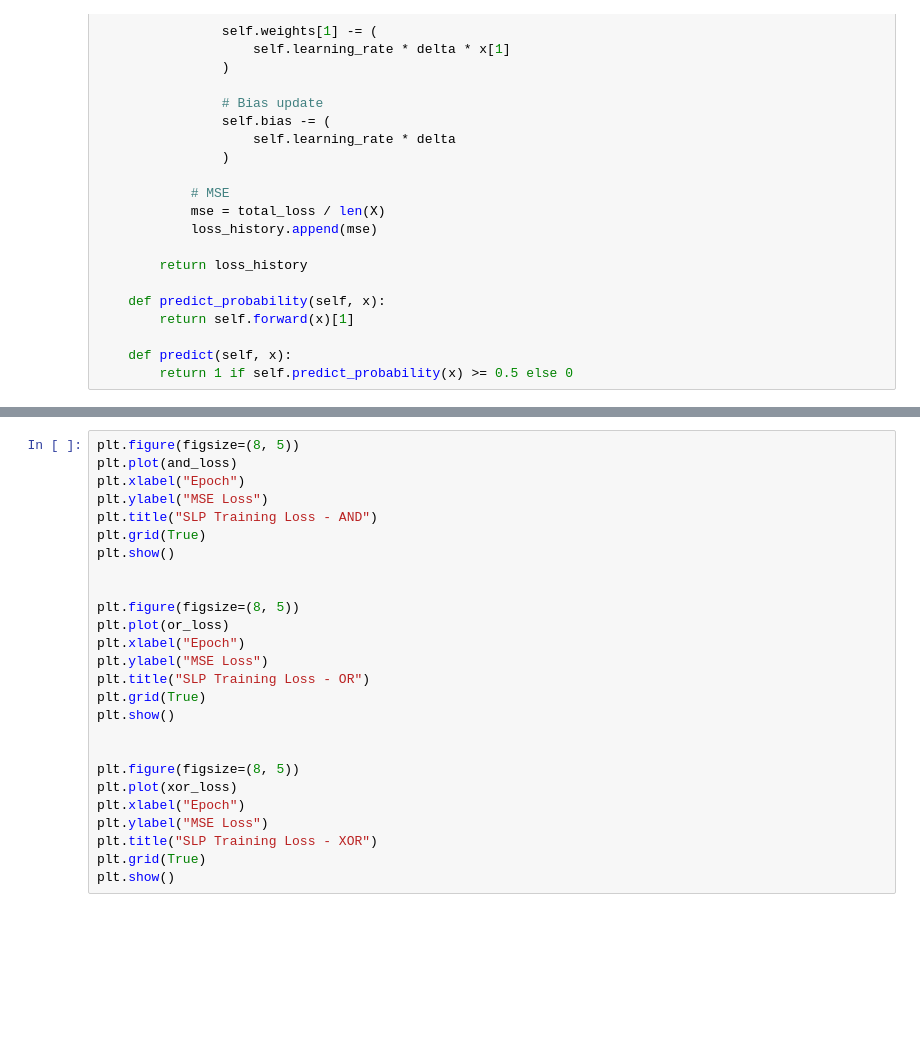
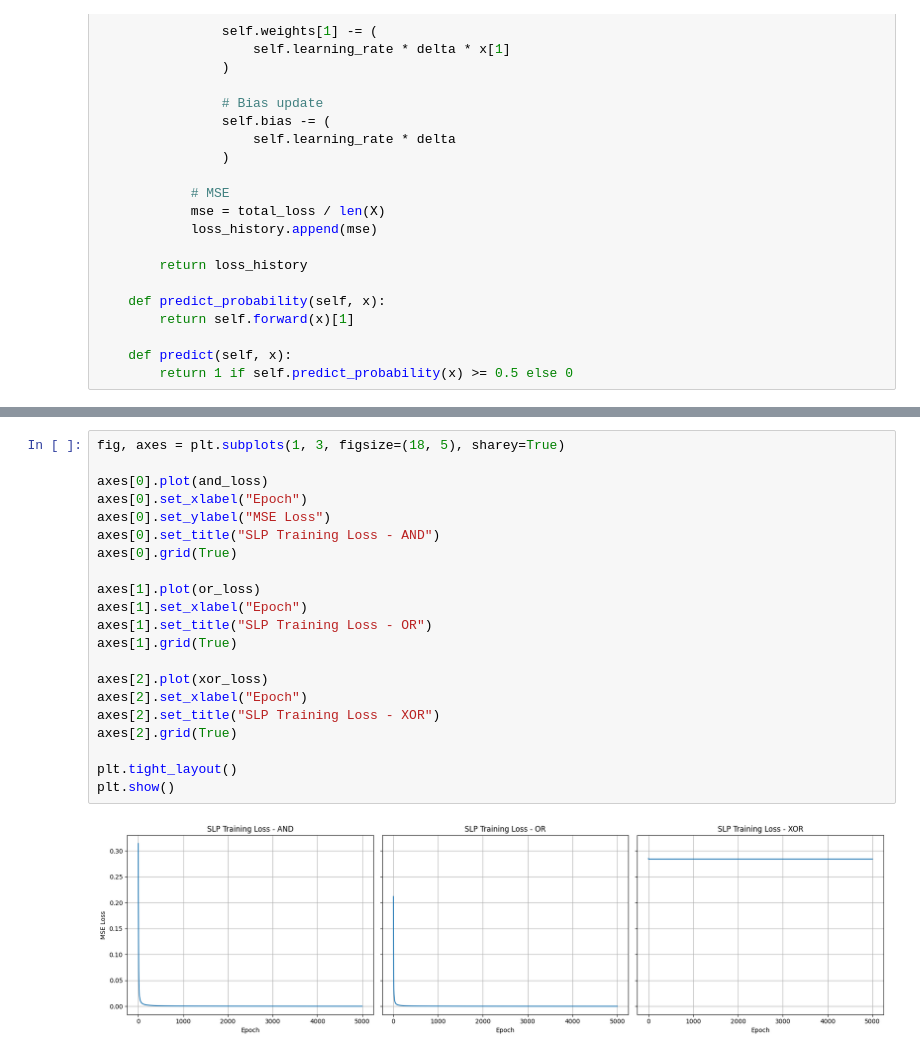
Before and after one commit to shethhetvi/Deep-Learning, a Jupyter notebook: LAB_7/PurePythonSLP.ipynb, the cells around one changed output, grey strips where cells are left out. Saved outputs shown, nothing was run; the diff lists cells and outputs as text; blank space fills up the shorter version.

```diff
--- a/LAB_7/PurePythonSLP.ipynb
+++ b/LAB_7/PurePythonSLP.ipynb
@@ -168,26 +164,23 @@ for x in X:
 # %%
-plt.figure(figsize=(8, 5))
-plt.plot(and_loss)
-plt.xlabel("Epoch")
-plt.ylabel("MSE Loss")
-plt.title("SLP Training Loss - AND")
-plt.grid(True)
+fig, axes = plt.subplots(1, 3, figsize=(18, 5), sharey=True)
+
+axes[0].plot(and_loss)
+axes[0].set_xlabel("Epoch")
+axes[0].set_ylabel("MSE Loss")
+axes[0].set_title("SLP Training Loss - AND")
+axes[0].grid(True)
+
+axes[1].plot(or_loss)
+axes[1].set_xlabel("Epoch")
+axes[1].set_title("SLP Training Loss - OR")
+axes[1].grid(True)
+
+axes[2].plot(xor_loss)
+axes[2].set_xlabel("Epoch")
+axes[2].set_title("SLP Training Loss - XOR")
+axes[2].grid(True)
+
+plt.tight_layout()
 plt.show()
-
-
-plt.figure(figsize=(8, 5))
-plt.plot(or_loss)
-plt.xlabel("Epoch")
-plt.ylabel("MSE Loss")
-plt.title("SLP Training Loss - OR")
-plt.grid(True)
-plt.show()
-
-
-plt.figure(figsize=(8, 5))
-plt.plot(xor_loss)
-plt.xlabel("Epoch")
-plt.ylabel("MSE Loss")
-plt.title("SLP Training Loss - XOR")
-plt.grid(True)
-plt.show()
+# %% [output]
+[figure, added]
```
Also changed, not shown: parts of 1 cell of this notebook, 1 other file.
